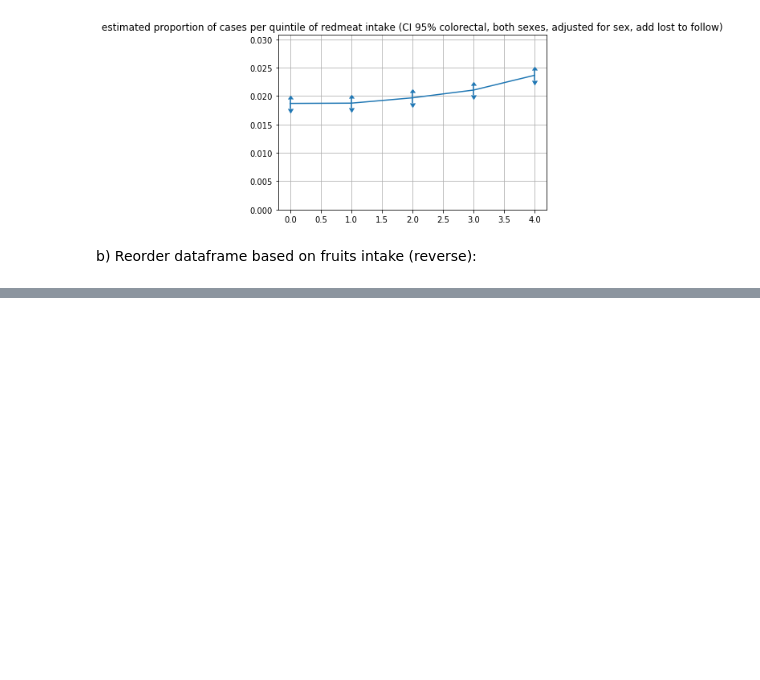
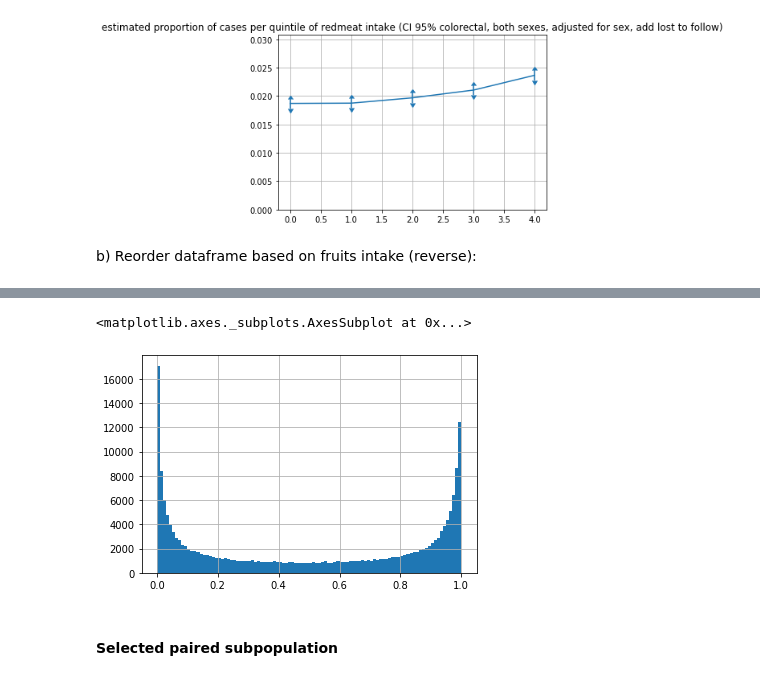
Before and after one commit to muoten/meat-and-cancer, a Jupyter notebook: redmeat_cancer_relative_risk.ipynb, the cells around one changed output, grey strips where cells are left out. Saved outputs shown, nothing was run; the diff lists cells and outputs as text; code cells hidden in the pictures; blank space fills up the shorter version.

```diff
--- a/redmeat_cancer_relative_risk.ipynb
+++ b/redmeat_cancer_relative_risk.ipynb
@@ -314,0 +431,7 @@ Minimum relative risk Q5 vs Q1 (CI 95%): 1.126
+# %%
+df_subset['score'].hist(bins=100)
+# %% [output]
+<matplotlib.axes._subplots.AxesSubplot at 0x...>
+[figure, added]
+# %% [markdown]
+#### Selected paired subpopulation
```
Also changed, not shown: parts of 23 cells of this notebook.
